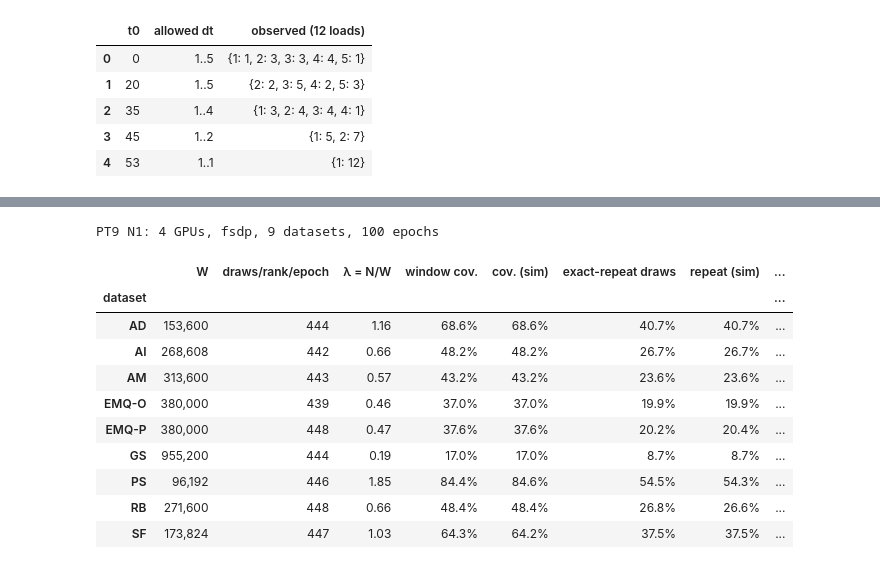
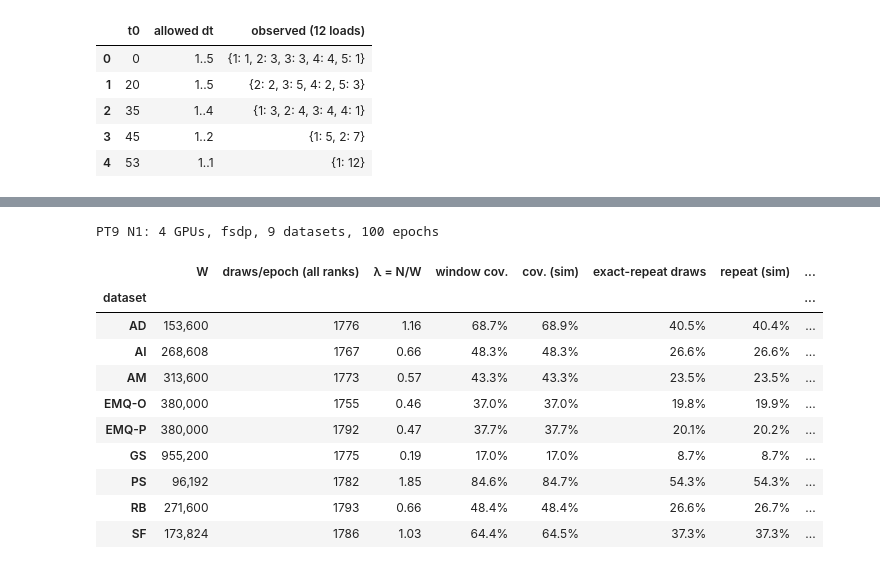
Before and after one commit to sjshamsi/MHPC_Thesis_Private, a Jupyter notebook: demo_notebooks/walrus_example_5_SamplingAndRepetition.ipynb, the cells around one changed output, grey strips where cells are left out. Saved outputs shown, nothing was run; the diff lists cells and outputs as text; code cells hidden in the pictures.

```diff
--- a/demo_notebooks/walrus_example_5_SamplingAndRepetition.ipynb
+++ b/demo_notebooks/walrus_example_5_SamplingAndRepetition.ipynb
@@ -327,18 +339,0 @@ same order**.
-# %%
-def ds_factory(R, r):
-    class RankDS(DistributedSampler):
-        def __init__(self, dataset, drop_last=False):
-            super().__init__(dataset, num_replicas=R, rank=r, drop_last=drop_last)
-    return RankDS
-
-
-R, SIZES2 = 4, [4000, 30]
-logs = [run(SIZES2, 2, 200, [1], 0, r, workers=0, base_sampler=ds_factory(R, r))[1] for r in range(R)]
-big = [{i for d, b in lg if d == 0 for i in b} for lg in logs]
-assert all(not (x & y) for x, y in itertools.combinations(big, 2))           # disjoint across ranks
-other_seed = run(SIZES2, 2, 200, [1], 5, 0, workers=0, base_sampler=ds_factory(R, 0))[1]
-assert other_seed != logs[0]                                                 # follows cfg.seed
-small = [i for d, b in logs[0] if d == 1 for i in b]
-per_pass = math.ceil(30 / R) // 2 * 2
-assert small[:per_pass] == small[per_pass:2 * per_pass]                      # recycle replays the order
-print(f"disjoint across ranks; depends on the seed; rank 0's share of the 30-window dataset: {small[:per_pass]} … repeated")
@@ -497,76 +495,75 @@ def window_table(name):
     return np.concatenate(traj), np.concatenate(t0), np.concatenate(nst), base
 
 
-def simulate(name, per_epoch_draws, R, seed=0, block=8):
-    # Exact-repeat and frame-overlap fractions over a run. per_epoch_draws[e] = windows drawn per rank in epoch e.
+def simulate(name, per_epoch_draws, seed=0, block=8):
+    # Exact-repeat and frame-overlap fractions over a run. per_epoch_draws[e] = N_{d,e}, all ranks together.
     rng = np.random.default_rng(seed)
     traj, t0, nst, n_traj = window_table(name)
     W = traj.size
     seen_w = np.zeros(W, bool)
     seen_f = np.zeros((n_traj, int(nst.max())), bool)
     rep = ovl = total = 0
-    for r_e in per_epoch_draws:
-        for _ in range(R):
-            idx = rng.choice(W, size=r_e, replace=False) if r_e <= W else rng.integers(0, W, r_e)
-            cap = np.minimum((nst[idx] - t0[idx] - 1) // (T_IN + T_OUT - 1), MAX_DT)
-            dt = np.where(cap > 1, rng.integers(1, np.maximum(cap, 1) + 1), 1)
-            frames = t0[idx, None] + dt[:, None] * np.arange(T_IN)
-            tr = traj[idx]
-            for s in range(0, r_e, block):  # small blocks so overlaps between nearby draws are counted
-                sl = slice(s, s + block)
-                rep += seen_w[idx[sl]].sum()
-                ovl += seen_f[tr[sl, None], frames[sl]].any(axis=1).sum()
-                seen_w[idx[sl]] = True
-                seen_f[tr[sl, None], frames[sl]] = True
-            total += r_e
+    for n_e in per_epoch_draws:
+        # The epoch's shared stream: permutations of all W windows back to back, cut at n_e.
+        idx = np.concatenate([rng.permutation(W) for _ in range(-(-n_e // W))])[:n_e]
+        cap = np.minimum((nst[idx] - t0[idx] - 1) // (T_IN + T_OUT - 1), MAX_DT)
+        dt = np.where(cap > 1, rng.integers(1, np.maximum(cap, 1) + 1), 1)
+        frames = t0[idx, None] + dt[:, None] * np.arange(T_IN)
+        tr = traj[idx]
+        for s in range(0, n_e, block):  # small blocks so overlaps between nearby draws are counted
+            sl = slice(s, s + block)
+            rep += seen_w[idx[sl]].sum()
+            ovl += seen_f[tr[sl, None], frames[sl]].any(axis=1).sum()
+            seen_w[idx[sl]] = True
+            seen_f[tr[sl, None], frames[sl]] = True
+        total += n_e
     return rep / total, ovl / total, seen_w.mean(), seen_f[:, :].sum() / sum(
         g["n_traj"] * g["n_steps"] for g in reg[name]["splits"]["train"]["steps"])
 
 
 def estimates(names, R, epochs=E, K=None):
     K = K or len(names)
     windows = [wr.n_windows(reg[n]["splits"]["train"], T_IN, T_OUT, 1) for n in names]
-    per_epoch = np.array([cwf.replay_epoch(0, e, 0, [B] * K, windows, MS, True) for e in range(1, epochs + 1)])  # (E, K)
+    # Micro-batches per dataset and epoch, summed over the R fsdp ranks: (E, K)
+    per_epoch = np.array([cwf.replay_epoch(0, e, [0] * R, [B] * K, windows, MS, True) for e in range(1, epochs + 1)])
     rows = []
     for d, n in enumerate(names):
-        W, c = windows[d], per_epoch[:, d]
-        r = B * c
-        N = R * r.sum()
+        W, n_e = windows[d], B * per_epoch[:, d]
+        N = n_e.sum()
         lam = N / W
-        distinct = W * (1 - np.prod((1 - np.minimum(r, W) / W) ** R))
-        rep_sim, ovl_sim, cov_sim, frame_cov = simulate(n, r, R)
+        distinct = W * (1 - np.prod(1 - np.minimum(n_e, W) / W))
+        distinct_fc = W * (1 - np.prod((1 - np.minimum(n_e / R, W) / W) ** R))
+        rep_sim, ovl_sim, cov_sim, frame_cov = simulate(n, n_e)
         rows.append({
-            "dataset": CODE[n], "W": W, "draws/rank/epoch": r.mean(), "λ = N/W": lam,
+            "dataset": CODE[n], "W": W, "draws/epoch (all ranks)": n_e.mean(), "λ = N/W": lam,
             "window cov.": distinct / W, "cov. (sim)": cov_sim,
             "exact-repeat draws": 1 - distinct / N, "repeat (sim)": rep_sim,
+            "repeat (flopcount)": 1 - distinct_fc / N,
             "windows drawn ≥2×": 1 - math.exp(-lam) * (1 + lam),
             "frame-overlap draws (sim)": ovl_sim,
-            "same-step shared / epoch": c.mean() * math.comb(R, 2) * B * B / W,
-            "pair overlap / epoch": r.mean() ** 2 / W,
         })
         assert abs(rows[-1]["window cov."] - cov_sim) < 0.01 and abs(rows[-1]["exact-repeat draws"] - rep_sim) < 0.01
     return pd.DataFrame(rows).set_index("dataset")
 
 
-FMT = {"W": "{:,}", "draws/rank/epoch": "{:.0f}", "λ = N/W": "{:.2f}", "window cov.": "{:.1%}",
+FMT = {"W": "{:,}", "draws/epoch (all ranks)": "{:.0f}", "λ = N/W": "{:.2f}", "window cov.": "{:.1%}",
        "cov. (sim)": "{:.1%}", "exact-repeat draws": "{:.1%}", "repeat (sim)": "{:.1%}",
-       "windows drawn ≥2×": "{:.1%}", "frame-overlap draws (sim)": "{:.1%}",
-       "same-step shared / epoch": "{:.3f}", "pair overlap / epoch": "{:.2f}"}
+       "repeat (flopcount)": "{:.1%}", "windows drawn ≥2×": "{:.1%}", "frame-overlap draws (sim)": "{:.1%}"}
 est_n1 = estimates(PRETRAIN_DATASETS, R=4)
 est_n1.style.format(FMT).set_caption("PT9 N1: 4 GPUs, fsdp, 9 datasets, 100 epochs")
 # %% [output]
 PT9 N1: 4 GPUs, fsdp, 9 datasets, 100 epochs
-|  | W | draws/rank/epoch | λ = N/W | window cov. | cov. (sim) | exact-repeat draws | repeat (sim) | ... |
+|  | W | draws/epoch (all ranks) | λ = N/W | window cov. | cov. (sim) | exact-repeat draws | repeat (sim) | ... |
 | dataset |  |  |  |  |  |  |  | ... |
-| AD | 153,600 | 444 | 1.16 | 68.6% | 68.6% | 40.7% | 40.7% | ... |
-| AI | 268,608 | 442 | 0.66 | 48.2% | 48.2% | 26.7% | 26.7% | ... |
-| AM | 313,600 | 443 | 0.57 | 43.2% | 43.2% | 23.6% | 23.6% | ... |
-| EMQ-O | 380,000 | 439 | 0.46 | 37.0% | 37.0% | 19.9% | 19.9% | ... |
-| EMQ-P | 380,000 | 448 | 0.47 | 37.6% | 37.6% | 20.2% | 20.4% | ... |
-| GS | 955,200 | 444 | 0.19 | 17.0% | 17.0% | 8.7% | 8.7% | ... |
-| PS | 96,192 | 446 | 1.85 | 84.4% | 84.6% | 54.5% | 54.3% | ... |
-| RB | 271,600 | 448 | 0.66 | 48.4% | 48.4% | 26.8% | 26.6% | ... |
-| SF | 173,824 | 447 | 1.03 | 64.3% | 64.2% | 37.5% | 37.5% | ... |
+| AD | 153,600 | 1776 | 1.16 | 68.7% | 68.9% | 40.5% | 40.4% | ... |
+| AI | 268,608 | 1767 | 0.66 | 48.3% | 48.3% | 26.6% | 26.6% | ... |
+| AM | 313,600 | 1773 | 0.57 | 43.3% | 43.3% | 23.5% | 23.5% | ... |
+| EMQ-O | 380,000 | 1755 | 0.46 | 37.0% | 37.0% | 19.8% | 19.9% | ... |
+| EMQ-P | 380,000 | 1792 | 0.47 | 37.7% | 37.7% | 20.1% | 20.2% | ... |
+| GS | 955,200 | 1775 | 0.19 | 17.0% | 17.0% | 8.7% | 8.7% | ... |
+| PS | 96,192 | 1782 | 1.85 | 84.6% | 84.7% | 54.3% | 54.3% | ... |
+| RB | 271,600 | 1793 | 0.66 | 48.4% | 48.4% | 26.6% | 26.7% | ... |
+| SF | 173,824 | 1786 | 1.03 | 64.4% | 64.5% | 37.3% | 37.3% | ... |
 # %%
 est_n2 = estimates(PRETRAIN_DATASETS, R=8)
 est_n2.style.format(FMT).set_caption("PT9 N2: 8 GPUs (2 nodes), fsdp, 9 datasets, 100 epochs")
```
Also changed, not shown: parts of 20 cells of this notebook, 13 other files.
